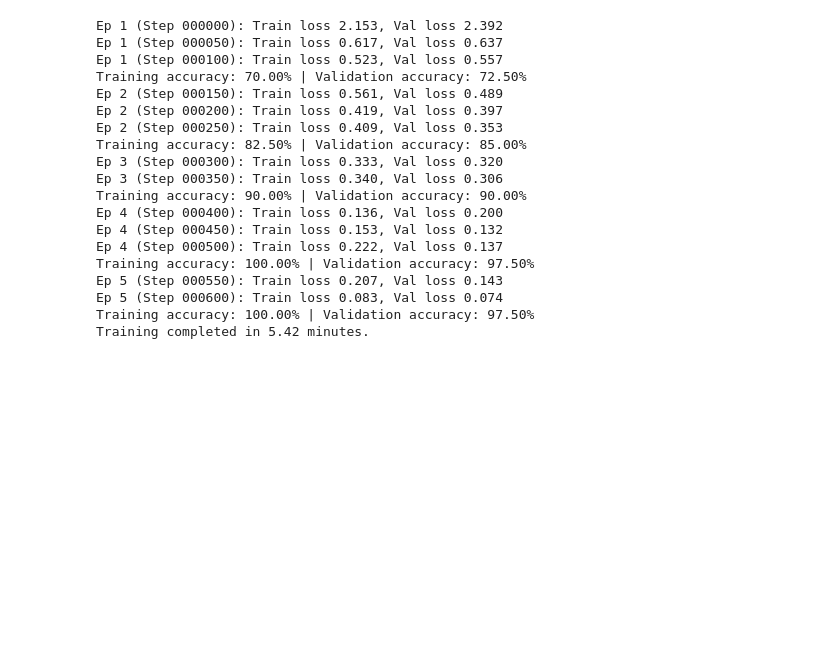
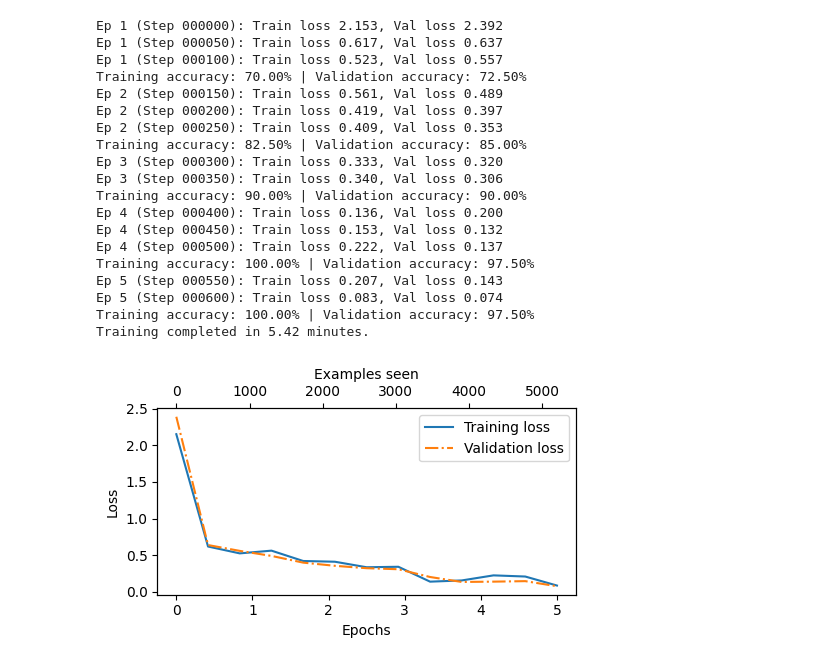
Before and after one commit to dkhh10/llms-from-scratch-notes, a Jupyter notebook: ch06/ch06_fine_tuning_for_classification.ipynb, the cells around one changed output. Saved outputs shown, nothing was run; the diff lists cells and outputs as text; code cells hidden in the pictures; blank space fills up the shorter version.

```diff
--- a/ch06/ch06_fine_tuning_for_classification.ipynb
+++ b/ch06/ch06_fine_tuning_for_classification.ipynb
@@ -600,4 +600,34 @@ Training completed in 5.42 minutes.
 # %%
 # Plotting the classification loss
 
 import matplotlib.pyplot as plt
+
+def plot_values(
+        epochs_seen, examples_seen, train_values, val_values, label="loss"):
+    fig, ax1 = plt.subplots(figsize=(5,3))
+
+    # Plots training and validation loss against epochs
+    ax1.plot(epochs_seen, train_values, label=f"Training {label}")
+    ax1.plot(
+        epochs_seen, val_values, linestyle="-.",
+        label=f"Validation {label}"
+    )
+    ax1.set_xlabel("Epochs")
+    ax1.set_ylabel(label.capitalize())
+    ax1.legend()
+
+    # Creates a second x-axis for examples seen
+    ax2 = ax1.twiny()
+    ax2.plot(examples_seen, train_values, alpha=0)  # Invisible plots for aligning ticks
+    ax2.set_xlabel("Examples seen")
+
+    fig.tight_layout()  # Adjusts layout to make room
+    plt.savefig(f"{label}-plot.pdf")
+    plt.show()
+
+epochs_tensor = torch.linspace(0, num_epochs, len(train_losses))
+examples_seen_tensor = torch.linspace(0, examples_seen, len(train_losses))
+
+plot_values(epochs_tensor, examples_seen_tensor, train_losses, val_losses)
+# %% [output]
+[figure, added]
```
Also changed, not shown: parts of 6 cells of this notebook, 2 other files.
